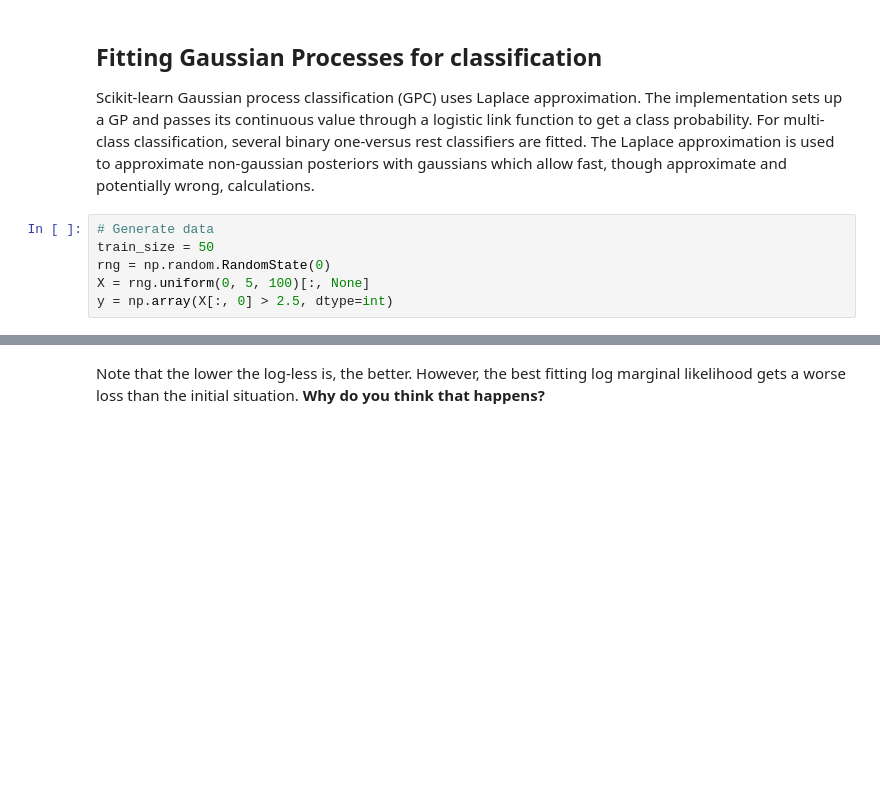
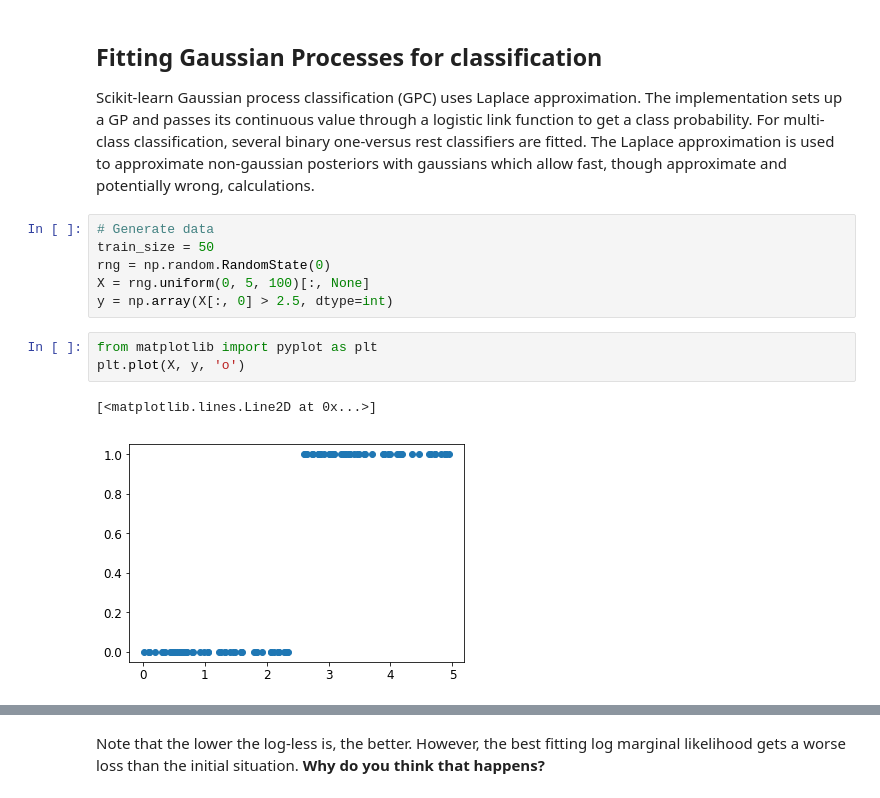
Before and after one commit to lucianopaz/statistical_machine_learning, a Jupyter notebook: notebooks/Gaussian processes tutorial.ipynb, the cells around one changed output, grey strips where cells are left out. Saved outputs shown, nothing was run; the diff lists cells and outputs as text; blank space fills up the shorter version.

```diff
--- a/notebooks/Gaussian processes tutorial.ipynb
+++ b/notebooks/Gaussian processes tutorial.ipynb
@@ -411,6 +498,12 @@ train_size = 50
 rng = np.random.RandomState(0)
 X = rng.uniform(0, 5, 100)[:, None]
 y = np.array(X[:, 0] > 2.5, dtype=int)
+# %%
+from matplotlib import pyplot as plt
+plt.plot(X, y, 'o')
+# %% [output]
+[<matplotlib.lines.Line2D at 0x...>]
+[figure, added]
 # %%
 # Specify Gaussian Processes with fixed and optimized hyperparameters
 from sklearn.gaussian_process import GaussianProcessClassifier
```
Also changed, not shown: parts of 16 cells of this notebook.
